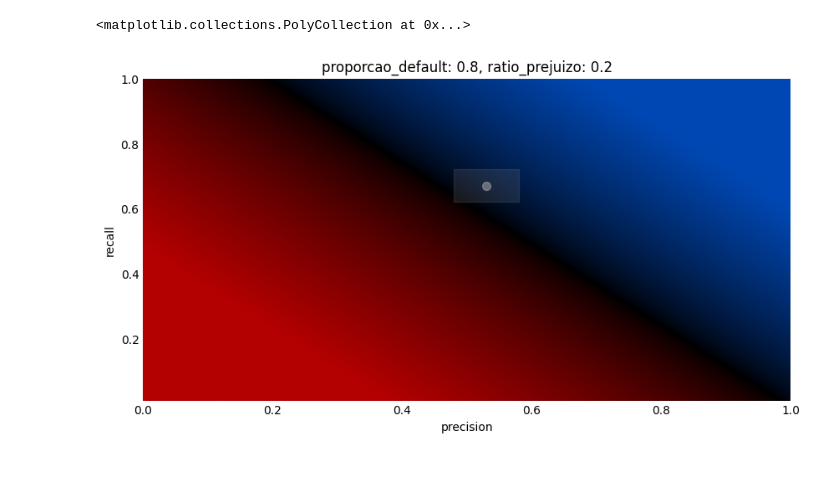
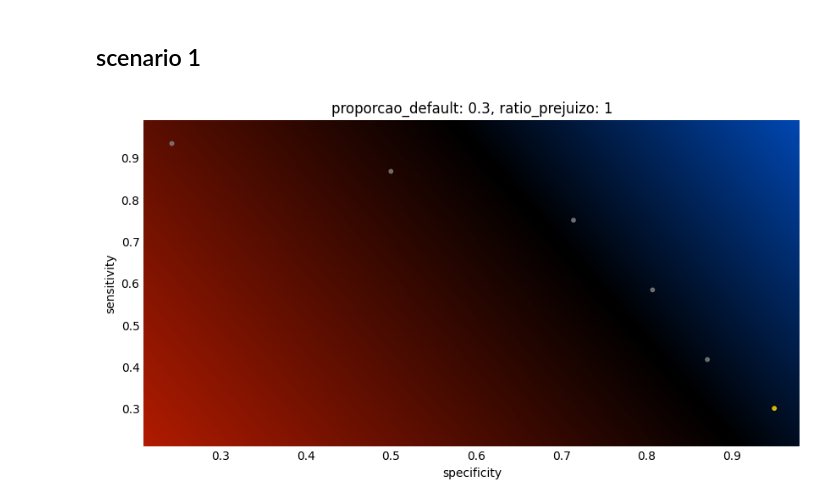
Before and after one commit to luisedluised/credit-risk-case, a Jupyter notebook: notebooks/3_threshold_choice.ipynb, the cells around one changed output. Saved outputs shown, nothing was run; the diff lists cells and outputs as text; code cells hidden in the pictures; blank space fills up the shorter version.

Commit message:
threshold selection correction

```diff
--- a/notebooks/3_threshold_choice.ipynb
+++ b/notebooks/3_threshold_choice.ipynb
@@ -64,0 +23,2 @@ for limiar in np.linspace(0.01, 0.99, 10):
+# %%
+test_set_results = pd.read_csv('../data/test_set_results.csv')
@@ -152,8 +112,8 @@ def plot_default_and_loss(precisao, recall,
     if destacar_ponto is not False:
         plt.scatter(destacar_ponto[0], destacar_ponto[1], c = 'silver', s = 50, marker = 'o', alpha = 0.5)
 # %%
-def plot_precision_recall(proporcao_default, ratio_prejuizo,
-         range_precisao = (0.01, 0.99), range_recall = (0.01, 0.99),
+def plot_specificity_sensitivity(proporcao_default, ratio_prejuizo,
+         range_specificity = (0.01, 0.99), range_sensitivity = (0.01, 0.99),
          destacar_ponto = False):
 
     x = []
@@ -163,15 +123,15 @@ def plot_precision_recall(proporcao_default, ratio_prejuizo,
     r, g, b = [], [], []
 
     tam = 200
-    for i in np.linspace(range_precisao[0], range_precisao[1], tam):
-        for j in np.linspace(range_recall[0], range_recall[1], tam):
+    for i in np.linspace(range_specificity[0], range_specificity[1], tam):
+        for j in np.linspace(range_sensitivity[0], range_sensitivity[1], tam):
             x.append(i)
             y.append(j)
 
-            valor_esperado = cal(proporcao_default, ratio_prejuizo, precisao = i, recall = j)
+            valor_esperado = cal(proporcao_default, ratio_prejuizo, specificity = i, sensitivity = j)
 
-            red = np.clip(valor_esperado, -10, 0) * -1
-            blue = np.clip(valor_esperado, 0, 10)
+            red = np.clip(valor_esperado, -1000, 0) * -1
+            blue = np.clip(valor_esperado, 0, 1000)
             green = 0
 
             r.append(red)
@@ -181,9 +141,9 @@ def plot_precision_recall(proporcao_default, ratio_prejuizo,
     r = np.array(r)/np.max(r)
     b = np.array(b)/np.max(b)
 
-    r = (r**0.7).clip(0, 0.7)
-    b = (b**0.7).clip(0, 0.7)
-    g = b*0.4
+    r = (r**1)*0.7
+    b = (b**1)*0.7
+    g = b*0.4 + r*0.15
 
     c = np.array([r, g, b]).T
 
@@ -195,8 +155,8 @@ def plot_precision_recall(proporcao_default, ratio_prejuizo,
     plt.scatter(x, y, c = c, alpha = 0.3, s = 65,
                 marker = 'o')
 
-    plt.xlabel('precision')
-    plt.ylabel('recall')
+    plt.xlabel('specificity')
+    plt.ylabel('sensitivity')
 
 
     ## change plot frame color
@@ -212,8 +172,9 @@ def plot_precision_recall(proporcao_default, ratio_prejuizo,
     ax.tick_params(axis='both', which='both', length=0)
 
 
-    ax.set_xlim(range_precisao)
-    ax.set_ylim(range_recall)
+    ax.set_xlim(range_specificity)
+    ax.set_ylim(range_sensitivity)
 
     if destacar_ponto is not False:
-        plt.scatter(destacar_ponto[0], destacar_ponto[1], c = 'silver', s = 50, marker = 'o', alpha = 0.5)
+        plt.scatter(destacar_ponto[0], destacar_ponto[1], label = destacar_ponto[2],
+        c = destacar_ponto[3], s = 10, marker = 'o', alpha = 0.8)
@@ -245,17 +181,16 @@ plot_default_and_loss(precisao = precisao, recall = recall,
-# %%
-p, r = prop, ratio
-p, r = 0.8, 0.2
-
-plot_precision_recall(proporcao_default = p, ratio_prejuizo = r,
-         range_precisao = (0.0, 1), range_recall = (0.01, 1),
-         destacar_ponto = (precisao, recall))
-
-area = 0.05
-x_paint = (precisao - area, precisao + area)
-y_paint = (recall - area, recall + area)
-
-## paint region between xpaint and ypaint
-plt.fill_between(x_paint, y_paint[0], y_paint[1], color = 'gray', alpha = 0.2)
-# %% [output]
-<matplotlib.collections.PolyCollection at 0x...>
-[figure, removed]
+# %% [markdown]
+## scenario 1
+# %%
+## scenario 1
+default_rate = 0.3
+bad_customer_cost = 1
+
+m = metrics_by_threshold_table = mu.get_metrics_by_threshold_table(y_test, y_pred_proba, bad_customer_cost)
+# %%
+plot_specificity_sensitivity(proporcao_default = default_rate, ratio_prejuizo = bad_customer_cost,
+         range_specificity = (0.21, .98), range_sensitivity = (0.21, .99),
+         destacar_ponto = [
+                m['specificity']/100, m['recall/sensitivity']/100,
+                m['thres'].tolist(), m['color'].tolist()])
+# %% [output]
+[figure, added]
```
Also changed, not shown: parts of 20 cells of this notebook, 2 other files.
